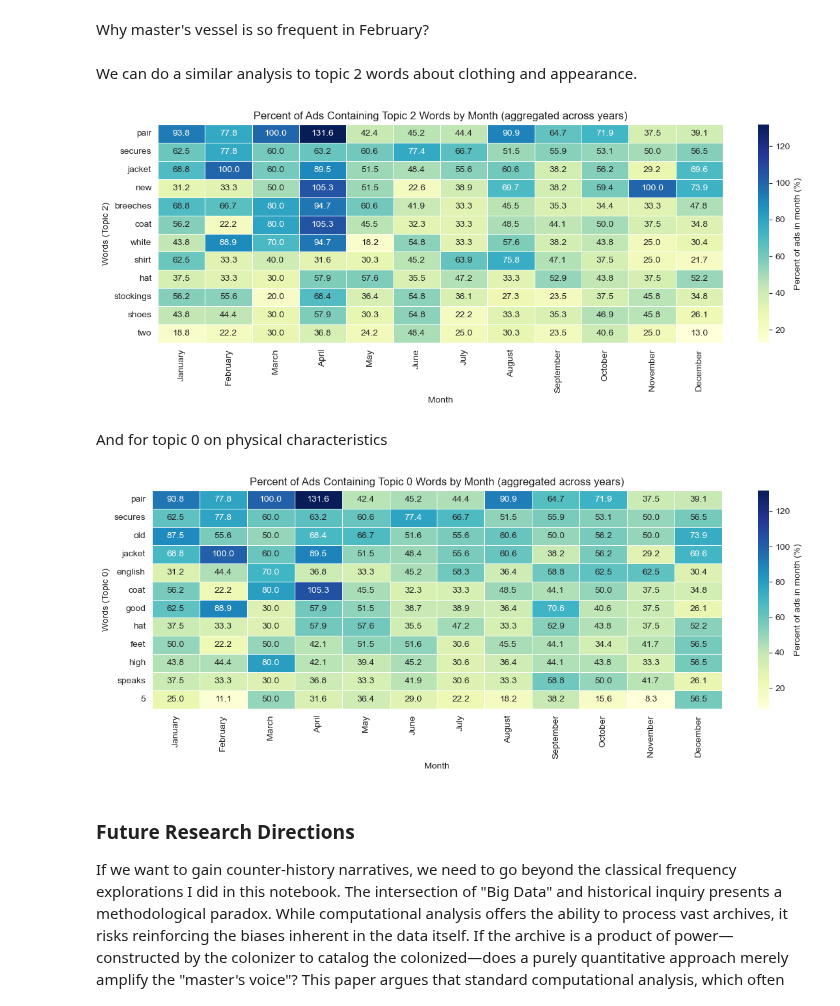
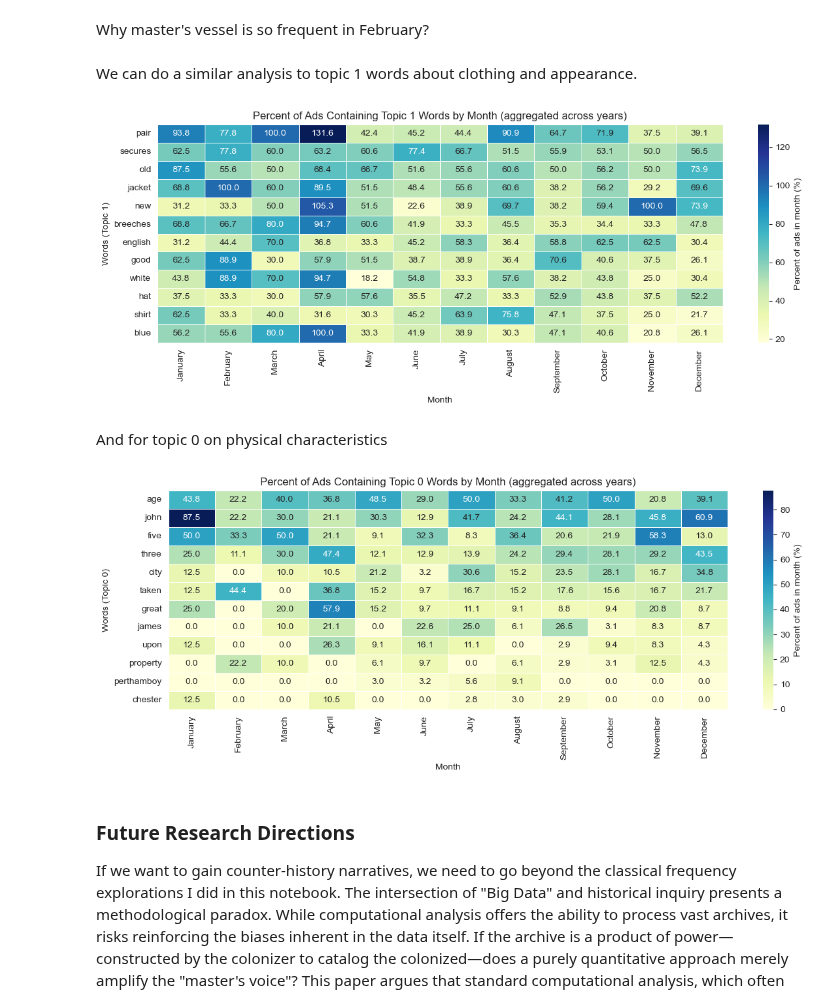
Before and after one commit to miray-o/DH-Project---Runaway-Slave-Advertisements, a Jupyter notebook: Exploratory Text Analysis/EDA.ipynb, the cells around one changed output. Cells and saved outputs as stored; diff of their text form; code cells hidden in the pictures.

Commit message:
new analysis update

```diff
--- a/Exploratory Text Analysis/EDA.ipynb
+++ b/Exploratory Text Analysis/EDA.ipynb
@@ -701,10 +699,10 @@ plt.show()
 # %% [markdown]
 Why master's vessel is so frequent in February?
 # %% [markdown]
-We can do a similar analysis to topic 2 words about clothing and appearance.
+We can do a similar analysis to topic 1 words about clothing and appearance.
 # %%
 # parameters
-topic_id = 2
+topic_id = 1
 top_n_words = 12
 
 # validate topic id
@@ -750,34 +748,34 @@ for m in months:
             counts.at[w, month_name] += int(doc_counts.get(w, 0))
 
 # sort words by total absolute frequency for nicer display
 counts['total'] = counts.sum(axis=1)
 counts = counts.sort_values('total', ascending=False)
 counts = counts.drop(columns='total')
 
 # convert to percent of ads in that month (avoid division by zero)
 # month_totals_values is length 12 and corresponds to month_names order
 # division yields NaN for months with zero total; replace with 0
 counts_percent = counts.div(month_totals_values, axis=1).fillna(0) * 100.0
 
 # plot heatmap (percent of ads containing the word in that month)
 sns.set_style('whitegrid')
 plt.figure(figsize=(12, max(4, 0.4 * len(words))))
 ax = sns.heatmap(
     counts_percent,
     cmap='YlGnBu',
     annot=True,
     fmt='.1f',
     linewidths=.5,
     cbar_kws={'label': 'Percent of ads in month (%)'}
 )
 ax.set_xlabel('Month')
 ax.set_ylabel(f'Words (Topic {topic_id})')
 ax.set_title(f'Percent of Ads Containing Topic {topic_id} Words by Month (aggregated across years)')
 plt.yticks(rotation=0)
 plt.tight_layout()
 plt.show()
 # %% [output]
-[figure, old version]
+[figure, new version]
 # %% [markdown]
 And for topic 0 on physical characteristics
 # %%
@@ -855,7 +853,7 @@ plt.yticks(rotation=0)
 plt.tight_layout()
 plt.show()
 # %% [output]
-[figure, old version]
+[figure, new version]
 # %% [markdown]
 ### Future Research Directions
 If we want to gain counter-history narratives, we need to go beyond the classical frequency explorations I did in this notebook. The intersection of "Big Data" and historical inquiry presents a methodological paradox. While computational analysis offers the ability to process vast archives, it risks reinforcing the biases inherent in the data itself. If the archive is a product of power—constructed by the colonizer to catalog the colonized—does a purely quantitative approach merely amplify the "master's voice"? This paper argues that standard computational analysis, which often prioritizes the most frequent or prominent patterns, risks obscuring the subtle acts of resistance that define the lives of marginalized communities. To recover the "hidden voices" of the enslaved from the 18th-century mid-Atlantic, we must move beyond simple frequency counts and employ a "creative" distant reading that reads against the grain of the dataset.
```
Also changed, not shown: parts of 6 cells of this notebook, 18 other files.
